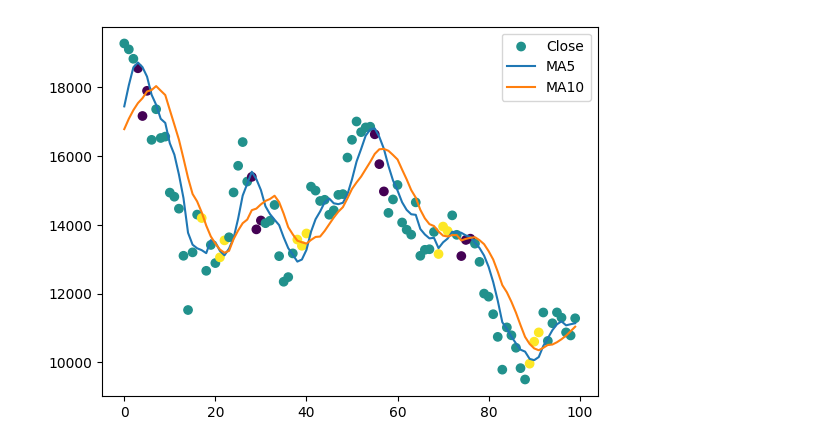
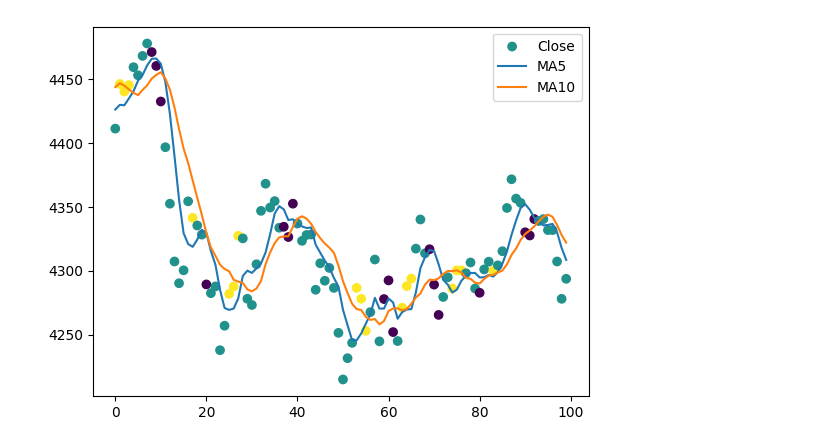
Before and after one commit to Alexis-Fauxbaton/Financial-Predictions, a Jupyter notebook: crossover_training.ipynb, the cells around one changed output. Drawn from its saved outputs; the diff is of its cells as text; code cells hidden in the pictures.

Commit message:
Added several indicators to test their effect on predictions

```diff
--- a/crossover_training.ipynb
+++ b/crossover_training.ipynb
@@ -8,27 +8,40 @@ from torch.utils.data import WeightedRandomSampler
 import matplotlib.pyplot as plt
 # %%
 device = 'cuda' if torch.cuda.is_available() else 'cpu'
+# %%
+minute = True
 # %%
 data = None
-if not os.path.exists('./BTCUSDT_DB.csv'):
-    data = pd.read_csv("BTCUSDT_1m.csv")
-    data = get_dollar_bars(data)
-    data.to_csv('./BTCUSDT_DB.csv', sep=',')
+if minute:
+    data = pd.read_csv("BTCUSDT_15m.csv")
+    data.drop(["Unnamed: 0", "Close Unix"], axis=1, inplace=True)
+
 else:
-    data = pd.read_csv('./BTCUSDT_DB.csv', sep=',')
+    if not os.path.exists('./BTCUSDT_DB.csv'):
+        data = pd.read_csv("BTCUSDT_1m.csv")
+        data = get_dollar_bars(data)
+        data.to_csv('./BTCUSDT_DB.csv', sep=',')
+    else:
+        data = pd.read_csv('./BTCUSDT_DB.csv', sep=',')
 
 handler = NewDataHandler(dataset=data)
 # %%
 crossover_horizon = 3
 # %%
-ma1, ma2 = 5, 10
-handler.data = ma_crossover_labelling(handler.data, ma1, ma2, crossover_horizon)
+ma1, ma2, ma_mode = 5, 10, 'normal'
+ma_modes = {'exponential': 'EMA', 'normal': 'MA'}
+ma_name = ma_modes[ma_mode]
+k1, k2 = 5, 10
+
+handler.data = ma_crossover_labelling(handler.data, ma1, ma2, crossover_horizon, ma_mode)
+
+handler.data = add_kendall_tau(handler.data, k1)
+handler.data = add_kendall_tau(handler.data, k2)
 
 handler.add_indicators([Indicators.RSI, Indicators.MACD,
-                       Indicators.ADX, Indicators.OBV, Indicators.TICK_DENSITY])
+                       Indicators.ADX, Indicators.OBV, Indicators.NTRADES])
 
-handler.create_var_indicator([Indicators.RSI, Indicators.MACD, Indicators.ADX, Indicators.OBV, Indicators.PERC_RET,
-                              Indicators.TICK_DENSITY])
+handler.create_var_indicator([Indicators.RSI, Indicators.MACD, Indicators.ADX, Indicators.OBV, Indicators.LOG_RET, Indicators.NTRADES])
 
 # display(handler.data[handler.data.isnull().any(axis=1)]) # Displaying all the rows that contain missing values to see if they are spread across the dataframe
 
@@ -40,9 +53,13 @@ handler.data.dropna(axis=0, inplace=True)
 
 handler.create_predict_data()
 
+# handler.data.drop('NTrades', axis=1, inplace=True)
+
 predict_data = handler.predict_data
 predict_data['Target'] = handler.data['Label']
-predict_data[f'MA{ma1} Var'], predict_data[f'MA{ma2} Var'] = handler.data[f'MA{ma1} Var'], handler.data[f'MA{ma2} Var']
-predict_data[f'MA{ma1} UP'], predict_data[f'MA{ma2} UP'] = (handler.data[f'MA{ma1}'] > handler.data[f'MA{ma2}']) * 1, (handler.data[f'MA{ma1}'] < handler.data[f'MA{ma2}']) * 1
+predict_data[[f'Kendall_{k1}', f'Kendall_{k2}']] = handler.data[[f'Kendall_{k1}', f'Kendall_{k2}']]
+predict_data[f'{ma_name}{ma1} Var'], predict_data[f'{ma_name}{ma2} Var'] = handler.data[f'{ma_name}{ma1} Var'], handler.data[f'{ma_name}{ma2} Var']
+predict_data[f'Close_{ma_name}{ma1}_PERC_DIFF'], predict_data[f'Close_{ma_name}{ma2}_PERC_DIFF'] = handler.data[f'Close_{ma_name}{ma1}_PERC_DIFF'], handler.data[f'Close_{ma_name}{ma2}_PERC_DIFF']
+predict_data[f'{ma_name}{ma1} UP'], predict_data[f'{ma_name}{ma2} UP'] = (handler.data[f'{ma_name}{ma1}'] > handler.data[f'{ma_name}{ma2}']) * 1, (handler.data[f'{ma_name}{ma1}'] < handler.data[f'{ma_name}{ma2}']) * 1
 predict_data.reset_index(drop=True, inplace=True)
 # %% [output]
@@ -69,8 +127,8 @@ See the caveats in the documentation: https://pandas.pydata.org/pandas-docs/stab
 # %%
 plt.scatter(range(100), handler.data['Close'][0:100], c=handler.data['Label'][0:100], label="Close")
-plt.plot(range(100), handler.data[f'MA{ma1}'][0:100], label=f"MA{ma1}")
-plt.plot(range(100), handler.data[f'MA{ma2}'][0:100], label=f"MA{ma2}")
+plt.plot(range(100), handler.data[f'{ma_name}{ma1}'][0:100], label=f"{ma_name}{ma1}")
+plt.plot(range(100), handler.data[f'{ma_name}{ma2}'][0:100], label=f"{ma_name}{ma2}")
 plt.legend()
 plt.show()
 # %% [output]
-[figure, old version]
+[figure, new version]
```
Also changed, not shown: parts of 12 cells of this notebook, 7 other files.
